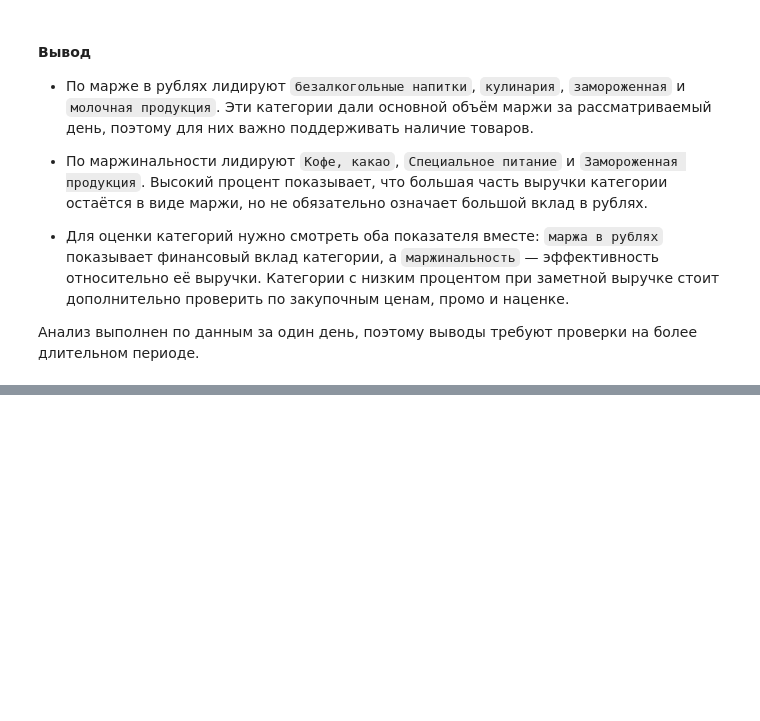
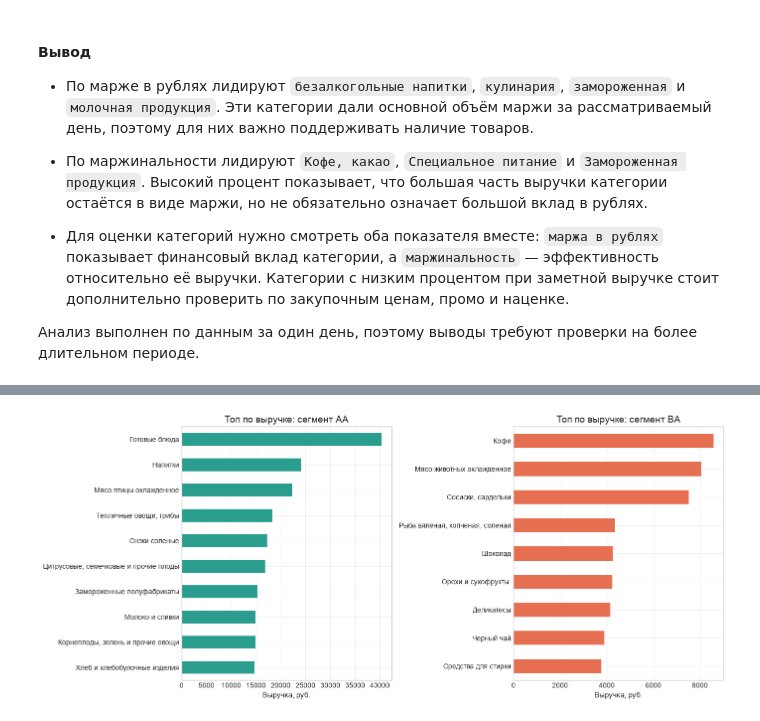
Before and after one commit to artkriukov/portfolio, a Jupyter notebook: grocery-category-analytics/grocery-category-analytics.ipynb, the cells around one changed output, grey strips where cells are left out. Saved outputs shown, nothing was run; the diff lists cells and outputs as text; code cells hidden in the pictures; blank space fills up the shorter version.

```diff
--- a/grocery-category-analytics/grocery-category-analytics.ipynb
+++ b/grocery-category-analytics/grocery-category-analytics.ipynb
@@ -460,0 +544,3 @@ plot_chart(
+# %%
+abc_by_units = build_abc(subcategory_abc_df, 'units')
+abc_by_units.head()
@@ -460,0 +554,3 @@ plot_chart(
+# %%
+abc_by_revenue = build_abc(subcategory_abc_df, 'revenue')
+abc_by_revenue.head()
@@ -460,0 +566,12 @@ plot_chart(
+# %%
+abc_matrix = (
+    abc_by_units[['subcategory', 'units', 'units_share', 'units_cumshare', 'abc_units']]
+    .merge(
+        abc_by_revenue[['subcategory', 'revenue', 'revenue_share', 'revenue_cumshare', 'abc_revenue']],
+        on='subcategory',
+        how='inner'
+    )
+)
+abc_matrix['segment'] = abc_matrix['abc_units'] + abc_matrix['abc_revenue']
+
+abc_matrix.head()
@@ -460,0 +614,43 @@ plot_chart(
+# %%
+aa_top = (
+    abc_matrix[abc_matrix['segment'] == 'AA']
+    .sort_values('revenue', ascending=True)
+    .tail(10)
+)
+
+ba_top = (
+    abc_matrix[abc_matrix['segment'] == 'BA']
+    .sort_values('revenue', ascending=True)
+    .tail(10)
+)
+
+fig, axes = plt.subplots(1, 2, figsize=(14, 6))
+
+plot_chart(
+    aa_top,
+    kind='barh',
+    x='subcategory',
+    y='revenue',
+    title='Топ по выручке: сегмент AA',
+    xlabel='Выручка, руб.',
+    color='#2A9D8F',
+    ax=axes[0],
+    show=False,
+)
+
+plot_chart(
+    ba_top,
+    kind='barh',
+    x='subcategory',
+    y='revenue',
+    title='Топ по выручке: сегмент BA',
+    xlabel='Выручка, руб.',
+    color='#E76F51',
+    ax=axes[1],
+    show=False,
+)
+
+plt.tight_layout()
+plt.show()
+# %% [output]
+[figure, added]
```
Also changed, not shown: parts of 31 cells of this notebook, 1 other file.
